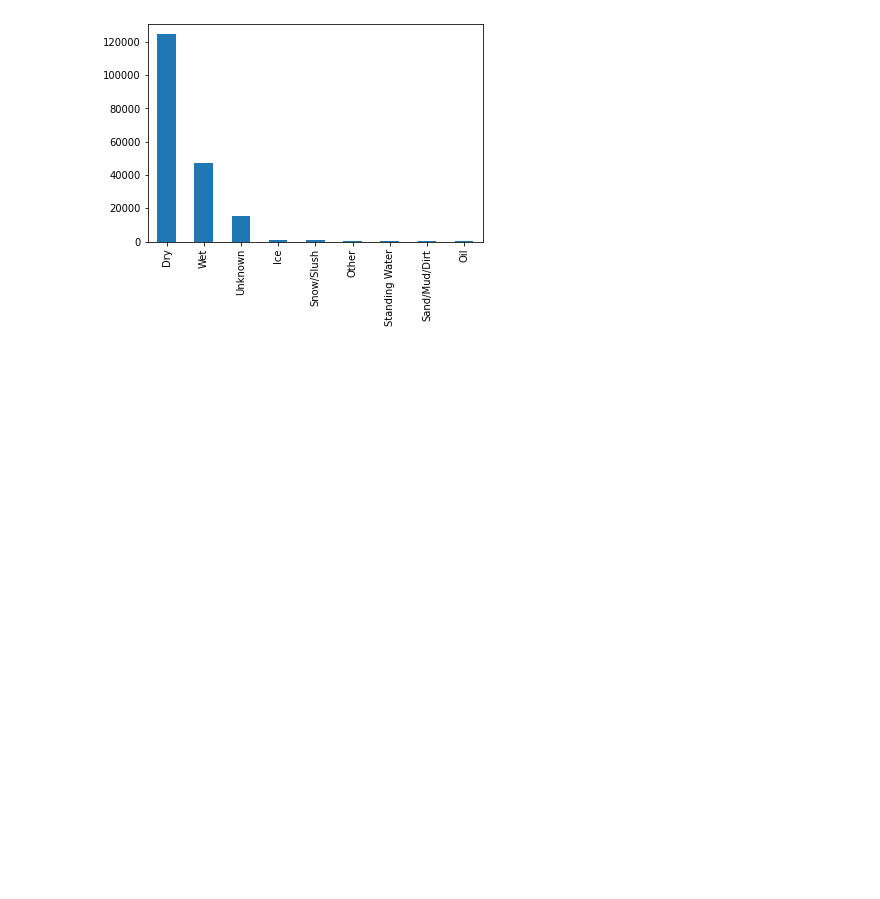
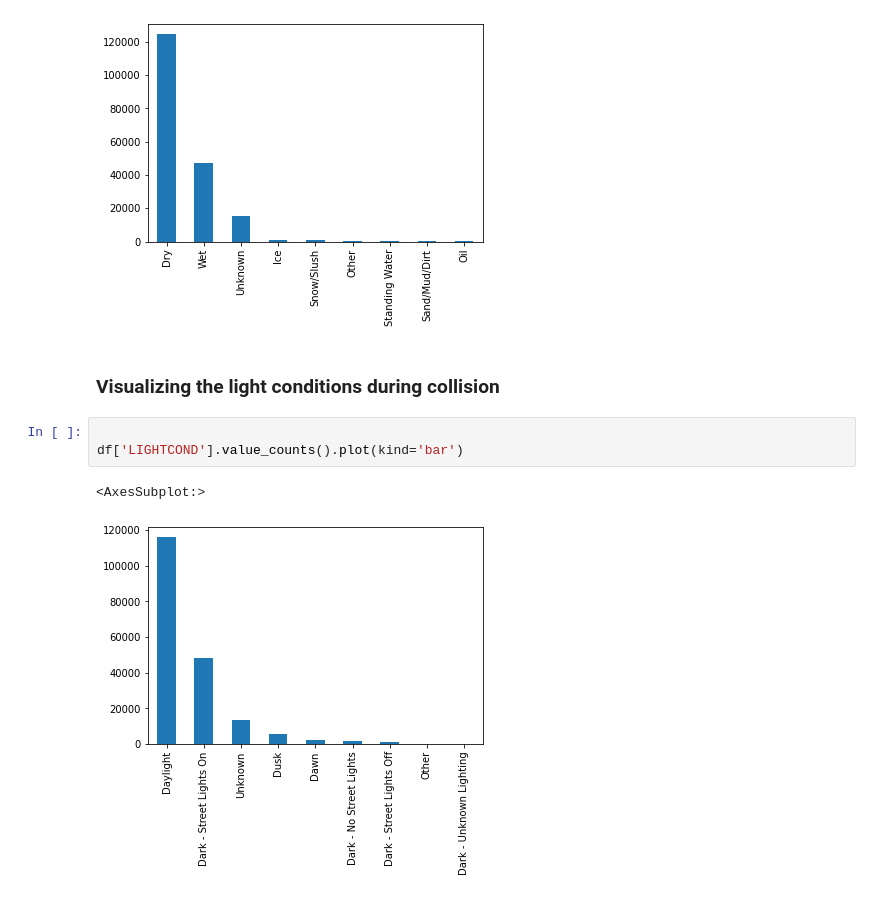
Before and after one commit to taniahabib1/Coursera_Capstone, a Jupyter notebook: Collision_dataset.ipynb, the cells around one changed output. Saved outputs shown, nothing was run; the diff lists cells and outputs as text; blank space fills up the shorter version.

```diff
--- a/Collision_dataset.ipynb
+++ b/Collision_dataset.ipynb
@@ -53,3 +70,11 @@ df['ROADCOND'].value_counts().plot(kind='bar')
 # %% [output]
 <AxesSubplot:>
 [figure]
+# %% [markdown]
+### Visualizing the light conditions during collision
+# %%
+
+df['LIGHTCOND'].value_counts().plot(kind='bar')
+# %% [output]
+<AxesSubplot:>
+[figure, added]
```
Also changed, not shown: parts of 40 cells of this notebook.
